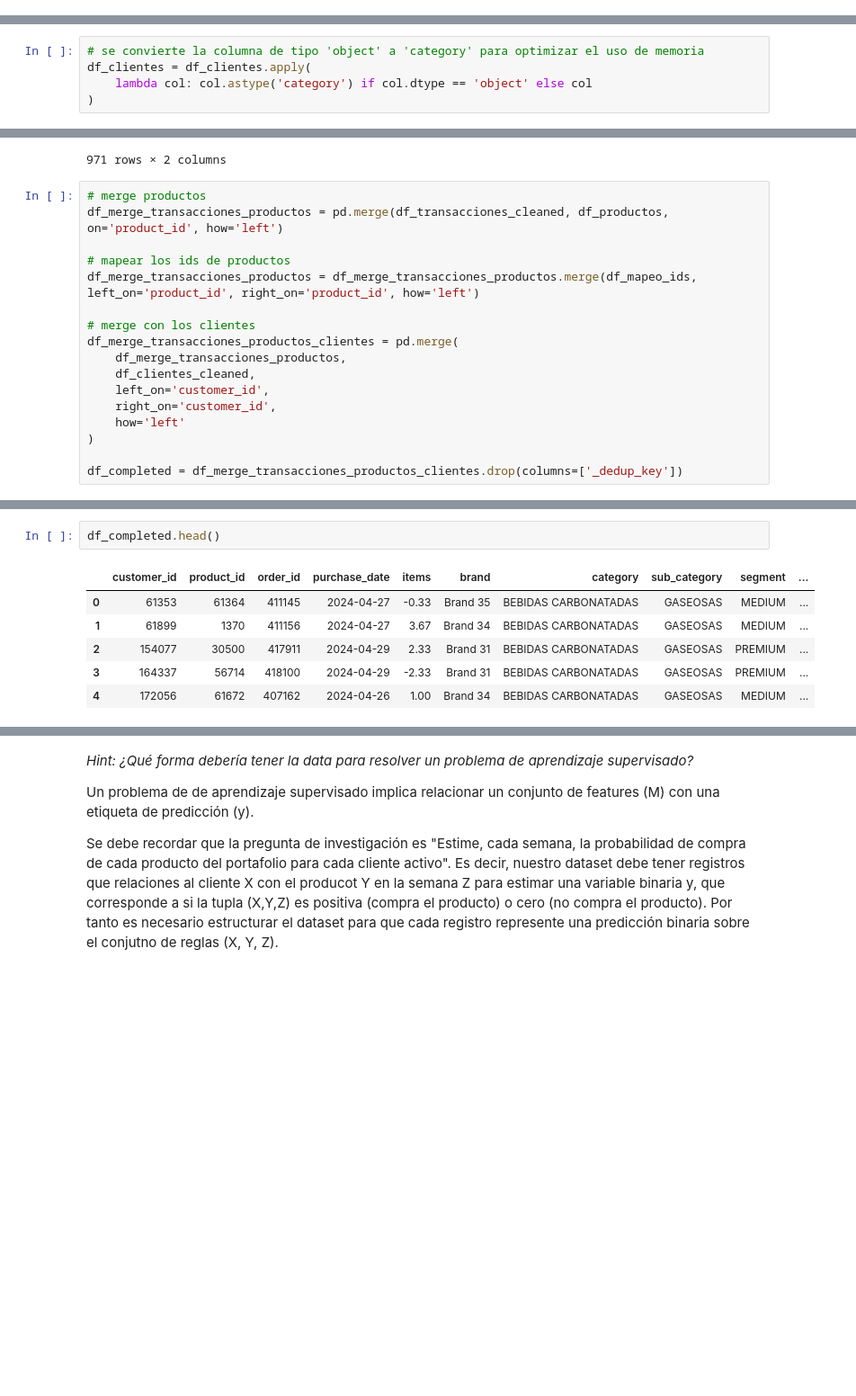
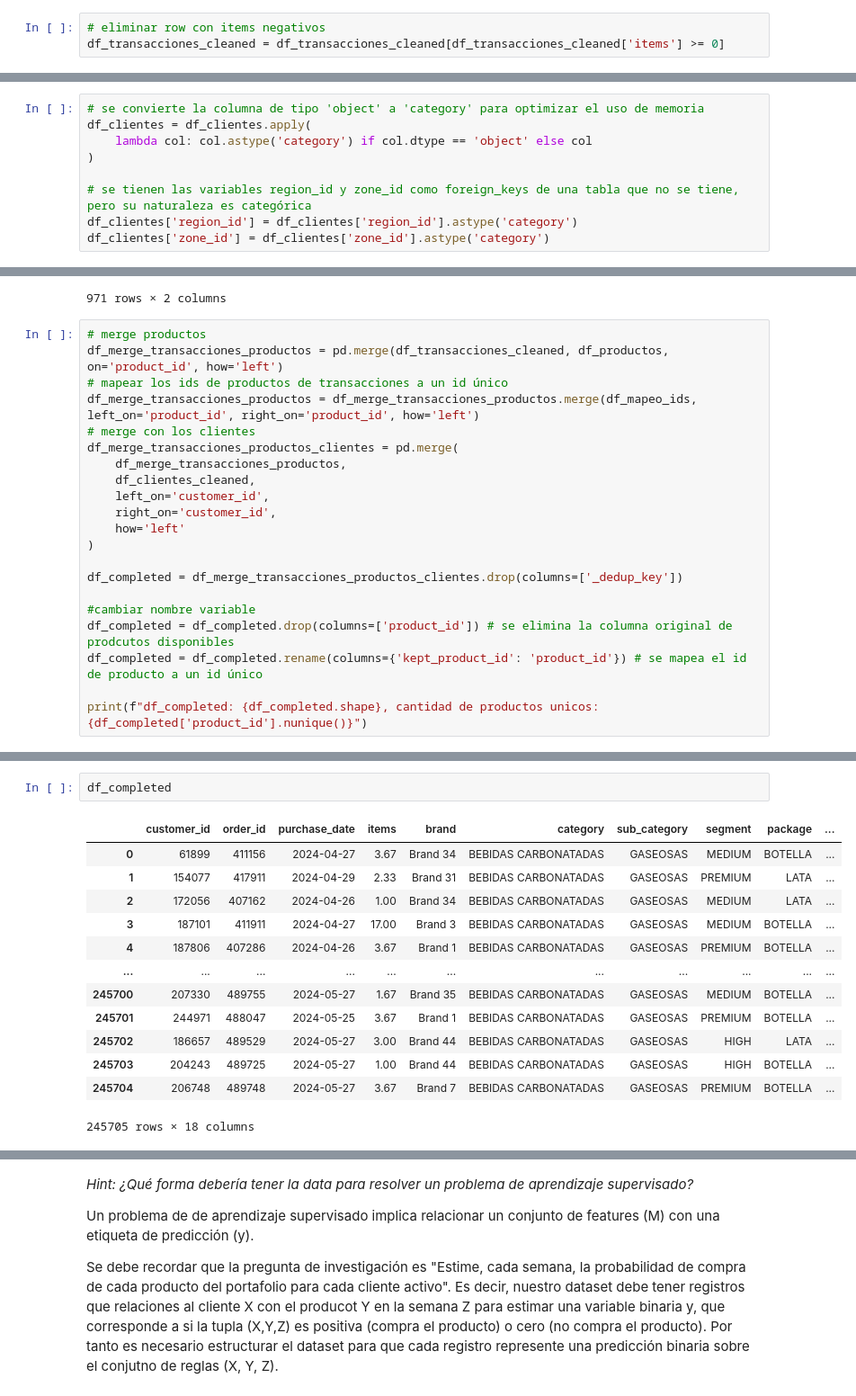
Before and after one commit to onemoremoka/sodaIAdrinks, a Jupyter notebook: datascience_notebook.ipynb, the cells around one changed output, grey strips where cells are left out. Shown at 90% size. Drawn from its saved outputs; the diff is of its cells as text; blank space fills up the shorter version.

```diff
--- a/datascience_notebook.ipynb
+++ b/datascience_notebook.ipynb
@@ -480,3 +429,6 @@ df_transacciones_transformed.head()
+# %%
+# eliminar row con items negativos
+df_transacciones_cleaned = df_transacciones_cleaned[df_transacciones_cleaned['items'] >= 0]
 # %% [markdown]
 #### dataframe clientes
 # %%
@@ -528,6 +480,10 @@ df_clientes = df_clientes[df_clientes['X'].notna()]
 df_clientes = df_clientes.apply(
     lambda col: col.astype('category') if col.dtype == 'object' else col
 )
+
+# se tienen las variables region_id y zone_id como foreign_keys de una tabla que no se tiene, pero su naturaleza es categórica
+df_clientes['region_id'] = df_clientes['region_id'].astype('category')
+df_clientes['zone_id'] = df_clientes['zone_id'].astype('category')
 # %%
 # las variables X, Y, num_Deliver_per_week, num_visit_per_week deben serr normalizadas
 df_clientes.describe()
@@ -806,10 +691,8 @@ df_mapeo_ids
 # %%
 # merge productos
 df_merge_transacciones_productos = pd.merge(df_transacciones_cleaned, df_productos, on='product_id', how='left')
-
-# mapear los ids de productos
+# mapear los ids de productos de transacciones a un id único
 df_merge_transacciones_productos = df_merge_transacciones_productos.merge(df_mapeo_ids, left_on='product_id', right_on='product_id', how='left')
-
 # merge con los clientes
 df_merge_transacciones_productos_clientes = pd.merge(
     df_merge_transacciones_productos,
@@ -820,3 +703,9 @@ df_merge_transacciones_productos_clientes = pd.merge(
 )
 
 df_completed = df_merge_transacciones_productos_clientes.drop(columns=['_dedup_key'])
+
+#cambiar nombre variable
+df_completed = df_completed.drop(columns=['product_id']) # se elimina la columna original de prodcutos disponibles
+df_completed = df_completed.rename(columns={'kept_product_id': 'product_id'}) # se mapea el id de producto a un id único
+
+print(f"df_completed: {df_completed.shape}, cantidad de productos unicos: {df_completed['product_id'].nunique()}")
@@ -823,9 +718,16 @@ df_completed = df_merge_transacciones_productos_clientes.drop(columns=['_dedup_k
 # %%
-df_completed.head()
+df_completed
 # %% [output]
-|  | customer_id | product_id | order_id | purchase_date | items | brand | category | sub_category | segment | ... |
-| 0 | 61353 | 61364 | 411145 | 2024-04-27 | -0.33 | Brand 35 | BEBIDAS CARBONATADAS | GASEOSAS | MEDIUM | ... |
-| 1 | 61899 | 1370 | 411156 | 2024-04-27 | 3.67 | Brand 34 | BEBIDAS CARBONATADAS | GASEOSAS | MEDIUM | ... |
-| 2 | 154077 | 30500 | 417911 | 2024-04-29 | 2.33 | Brand 31 | BEBIDAS CARBONATADAS | GASEOSAS | PREMIUM | ... |
-| 3 | 164337 | 56714 | 418100 | 2024-04-29 | -2.33 | Brand 31 | BEBIDAS CARBONATADAS | GASEOSAS | PREMIUM | ... |
-| 4 | 172056 | 61672 | 407162 | 2024-04-26 | 1.00 | Brand 34 | BEBIDAS CARBONATADAS | GASEOSAS | MEDIUM | ... |
+|  | customer_id | order_id | purchase_date | items | brand | category | sub_category | segment | package | ... |
+| 0 | 61899 | 411156 | 2024-04-27 | 3.67 | Brand 34 | BEBIDAS CARBONATADAS | GASEOSAS | MEDIUM | BOTELLA | ... |
+| 1 | 154077 | 417911 | 2024-04-29 | 2.33 | Brand 31 | BEBIDAS CARBONATADAS | GASEOSAS | PREMIUM | LATA | ... |
+| 2 | 172056 | 407162 | 2024-04-26 | 1.00 | Brand 34 | BEBIDAS CARBONATADAS | GASEOSAS | MEDIUM | LATA | ... |
+| 3 | 187101 | 411911 | 2024-04-27 | 17.00 | Brand 3 | BEBIDAS CARBONATADAS | GASEOSAS | MEDIUM | BOTELLA | ... |
+| 4 | 187806 | 407286 | 2024-04-26 | 3.67 | Brand 1 | BEBIDAS CARBONATADAS | GASEOSAS | PREMIUM | BOTELLA | ... |
+| ... | ... | ... | ... | ... | ... | ... | ... | ... | ... | ... |
+| 245700 | 207330 | 489755 | 2024-05-27 | 1.67 | Brand 35 | BEBIDAS CARBONATADAS | GASEOSAS | MEDIUM | BOTELLA | ... |
+| 245701 | 244971 | 488047 | 2024-05-25 | 3.67 | Brand 1 | BEBIDAS CARBONATADAS | GASEOSAS | PREMIUM | BOTELLA | ... |
+| 245702 | 186657 | 489529 | 2024-05-27 | 3.00 | Brand 44 | BEBIDAS CARBONATADAS | GASEOSAS | HIGH | LATA | ... |
+| 245703 | 204243 | 489725 | 2024-05-27 | 1.00 | Brand 44 | BEBIDAS CARBONATADAS | GASEOSAS | HIGH | BOTELLA | ... |
+| 245704 | 206748 | 489748 | 2024-05-27 | 3.67 | Brand 7 | BEBIDAS CARBONATADAS | GASEOSAS | PREMIUM | BOTELLA | ... |
+245705 rows × 18 columns
```
Also changed, not shown: parts of 87 cells of this notebook, 1 other file.
